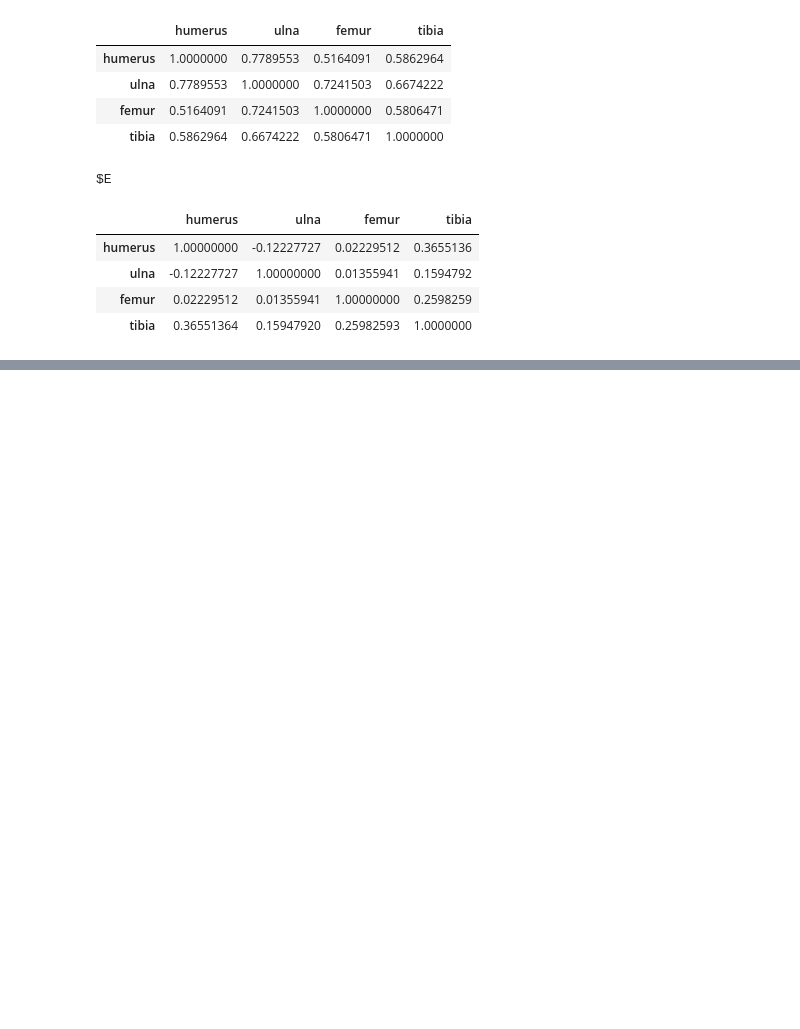
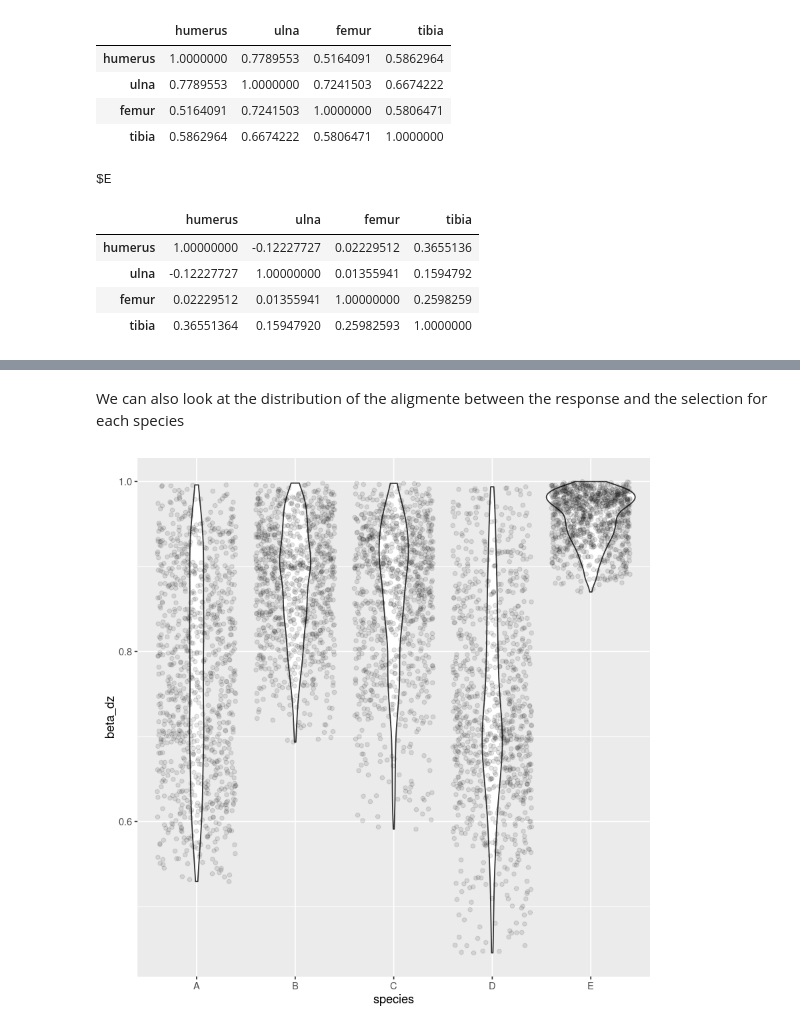
Before and after one commit to diogro/QGcourse, a Jupyter notebook: tutorials/Multivariate Evolution.ipynb, the cells around one changed output, grey strips where cells are left out. Drawn from its saved outputs; the diff is of its cells as text; code cells hidden in the pictures; blank space fills up the shorter version.

```diff
--- a/tutorials/Multivariate Evolution.ipynb
+++ b/tutorials/Multivariate Evolution.ipynb
@@ -194,0 +276,6 @@ Now make a graph for each species of the correlation between PC1 x response vect
+# %% [markdown]
+We can also look at the distribution of the aligmente between the response and the selection for each species
+# %%
+ggplot(corelation_df, aes(species, beta_dz)) + geom_violin() + geom_jitter(alpha = 0.1)
+# %% [output]
+[figure, added]
```
Also changed, not shown: parts of 10 cells of this notebook.
